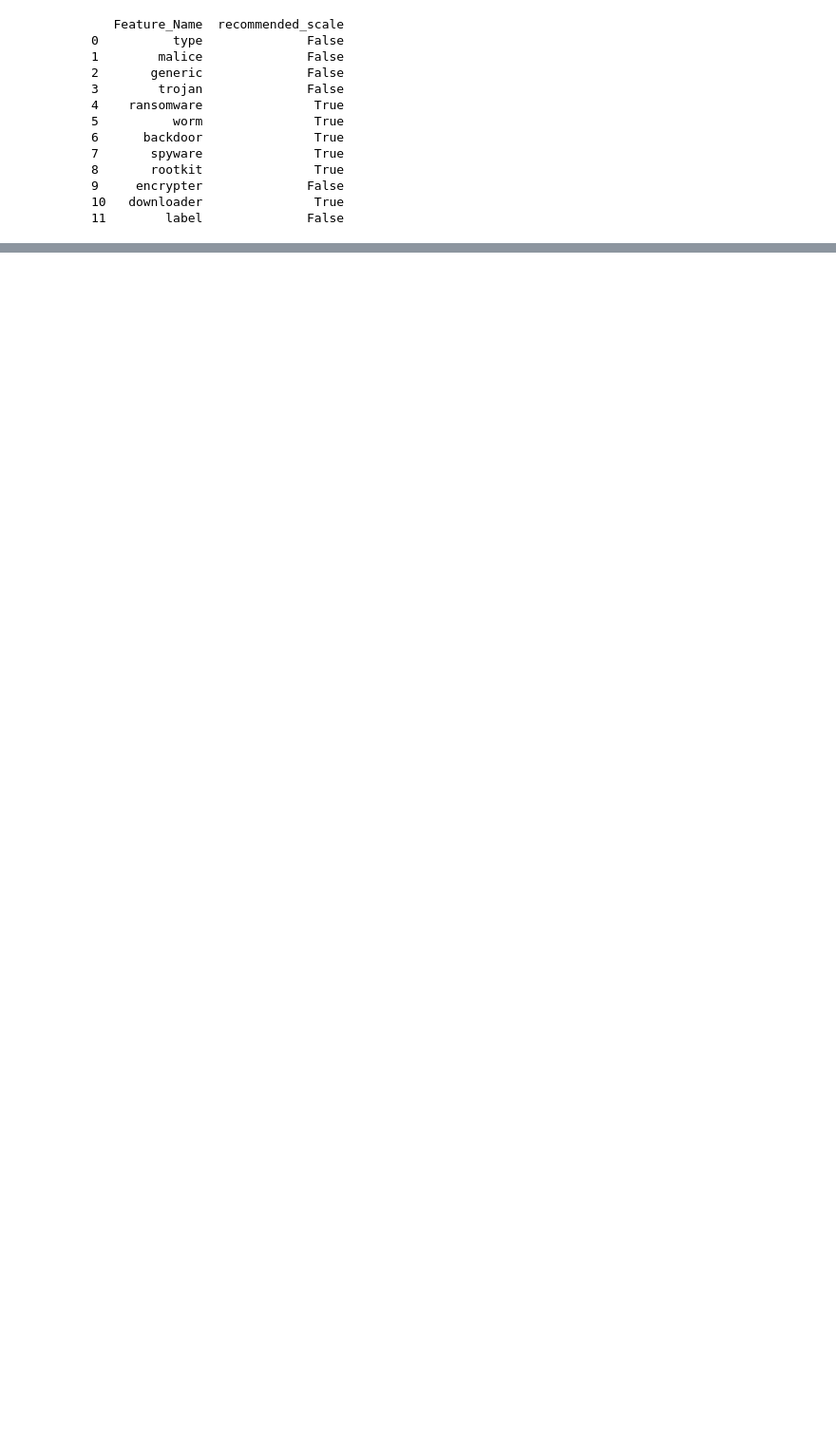
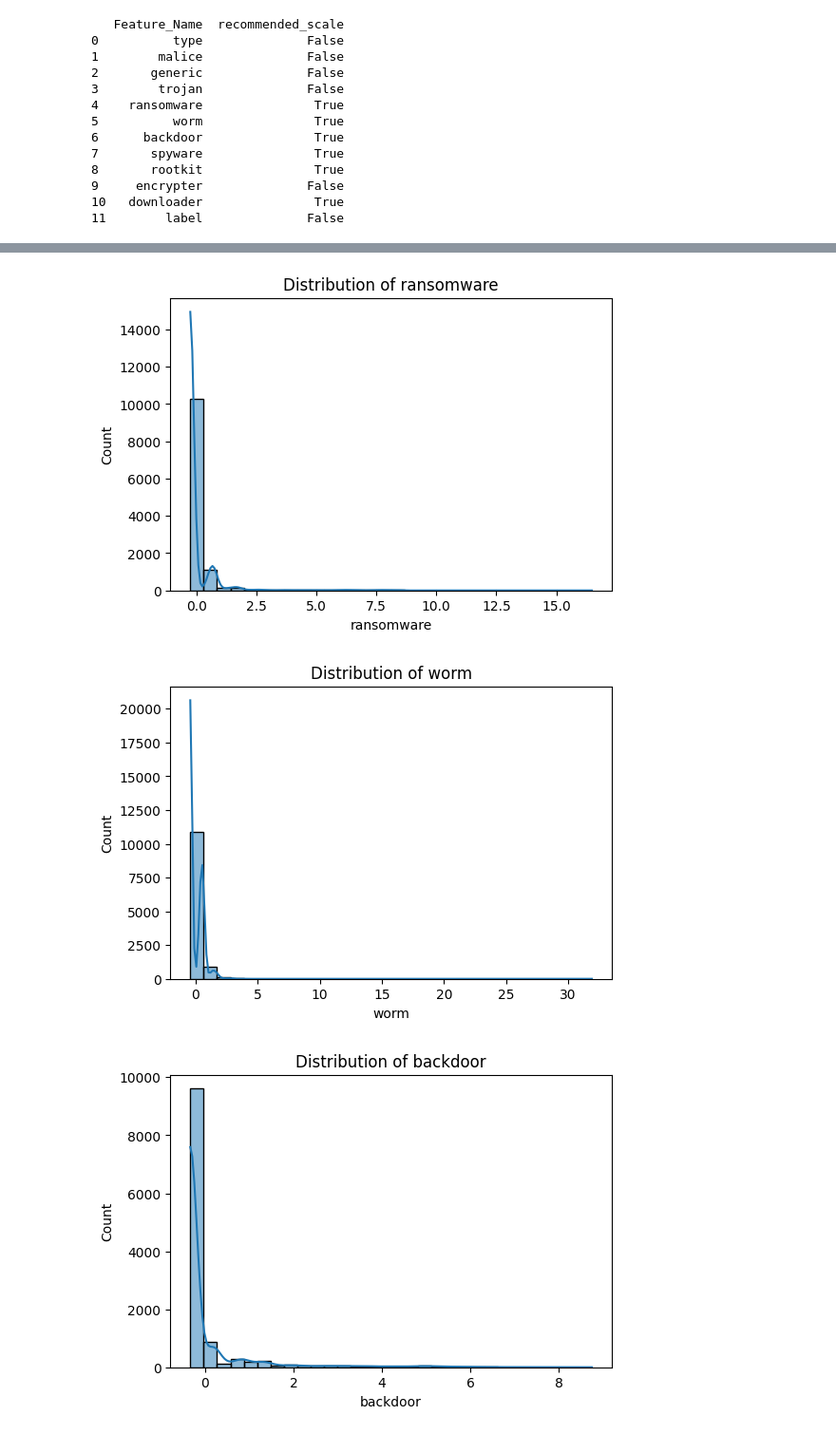
Before and after one commit to Hocking88/InnovationProject, a Jupyter notebook: data/EDA/Dara_Cleaning_Custom_Dataset.ipynb, the cells around one changed output, grey strips where cells are left out. Shown at 95% size. Saved outputs shown, nothing was run; the diff lists cells and outputs as text; code cells hidden in the pictures; blank space fills up the shorter version.

```diff
--- a/data/EDA/Dara_Cleaning_Custom_Dataset.ipynb
+++ b/data/EDA/Dara_Cleaning_Custom_Dataset.ipynb
@@ -193,0 +209,12 @@ df.to_csv("Cleaned_combined_malware_dataset.csv")
+# %%
+# Pick top 5 numerical columns (or the scaled ones)
+cols_to_plot = sclalable[:5]  # or num_col[:5] if sclalable is too small
+for col in cols_to_plot:
+    plt.figure(figsize=(6,4))
+    sns.histplot(df[col], bins=30, kde=True)
+    plt.title(f'Distribution of {col}')
+    plt.show()
+# %% [output]
+[figure, added]
+[figure, added]
+[figure, added]
```
Also changed, not shown: parts of 13 cells of this notebook, 1 other file.
